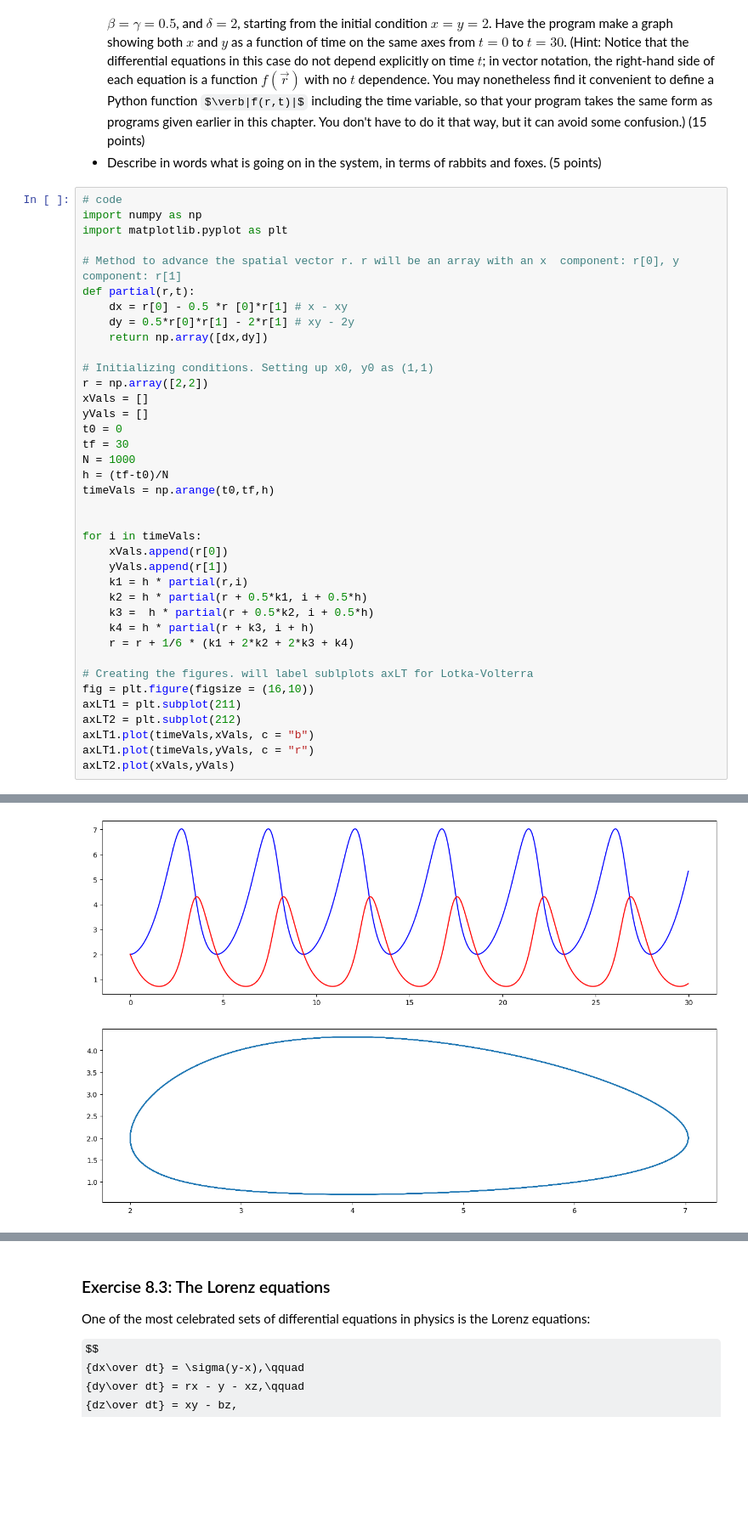
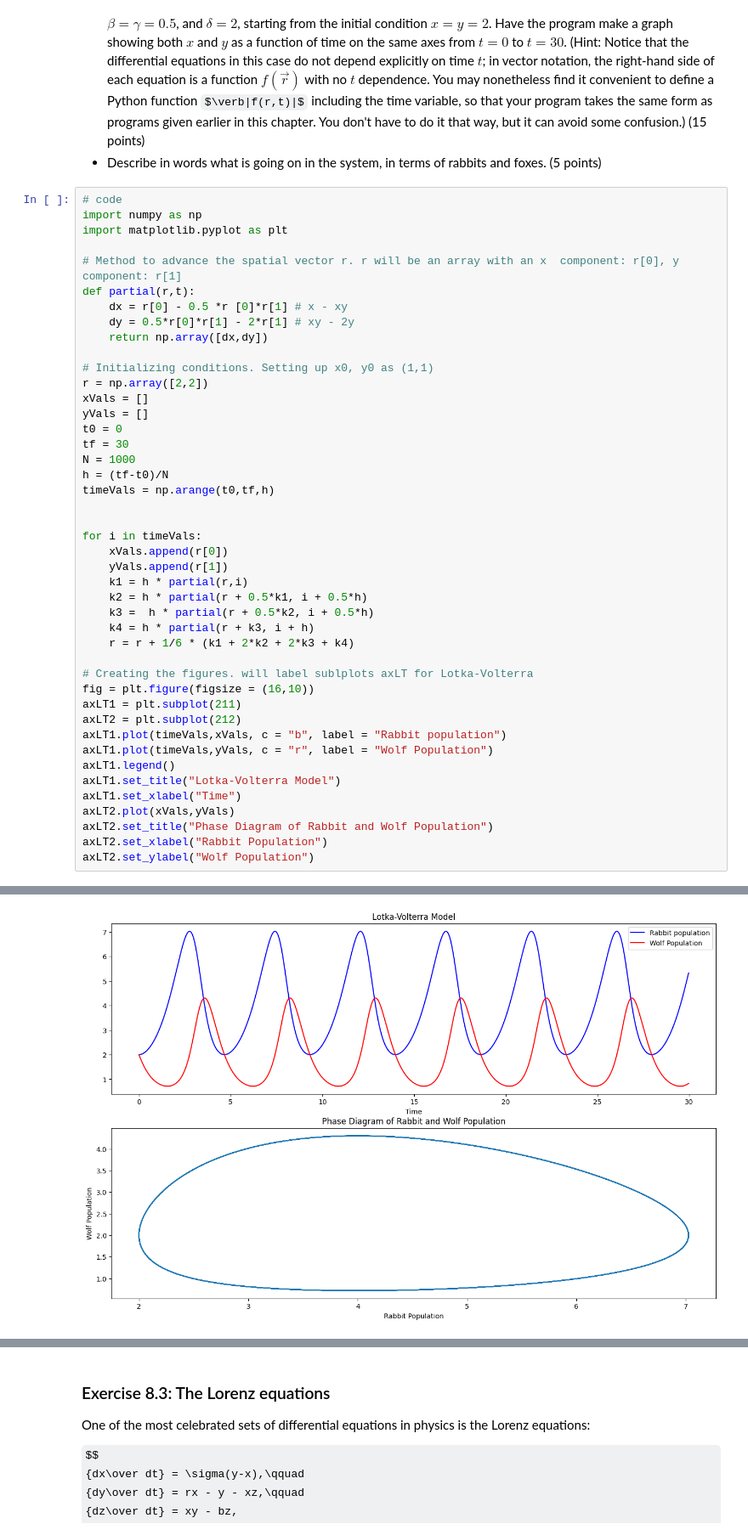
Before and after one commit to GeoffHennessy/Hennessy-Phys50733, a Jupyter notebook: Homework_4/Hennessy_Homework4.ipynb, the cells around one changed output, grey strips where cells are left out. Shown at 85% size. Cells and saved outputs as stored; diff of their text form; some formulas as TeX source; blank space fills up the shorter version.

```diff
--- a/Homework_4/Hennessy_Homework4.ipynb
+++ b/Homework_4/Hennessy_Homework4.ipynb
@@ -229,7 +229,13 @@ for i in timeVals:
 fig = plt.figure(figsize = (16,10))
 axLT1 = plt.subplot(211)
 axLT2 = plt.subplot(212)
-axLT1.plot(timeVals,xVals, c = "b")
-axLT1.plot(timeVals,yVals, c = "r")
+axLT1.plot(timeVals,xVals, c = "b", label = "Rabbit population")
+axLT1.plot(timeVals,yVals, c = "r", label = "Wolf Population")
+axLT1.legend()
+axLT1.set_title("Lotka-Volterra Model")
+axLT1.set_xlabel("Time")
 axLT2.plot(xVals,yVals)
+axLT2.set_title("Phase Diagram of Rabbit and Wolf Population")
+axLT2.set_xlabel("Rabbit Population")
+axLT2.set_ylabel("Wolf Population")
 # %% [output]
@@ -237 +243 @@ axLT2.plot(xVals,yVals)
-[figure, old version]
+[figure, new version]
```
Also changed, not shown: parts of 5 cells of this notebook.
